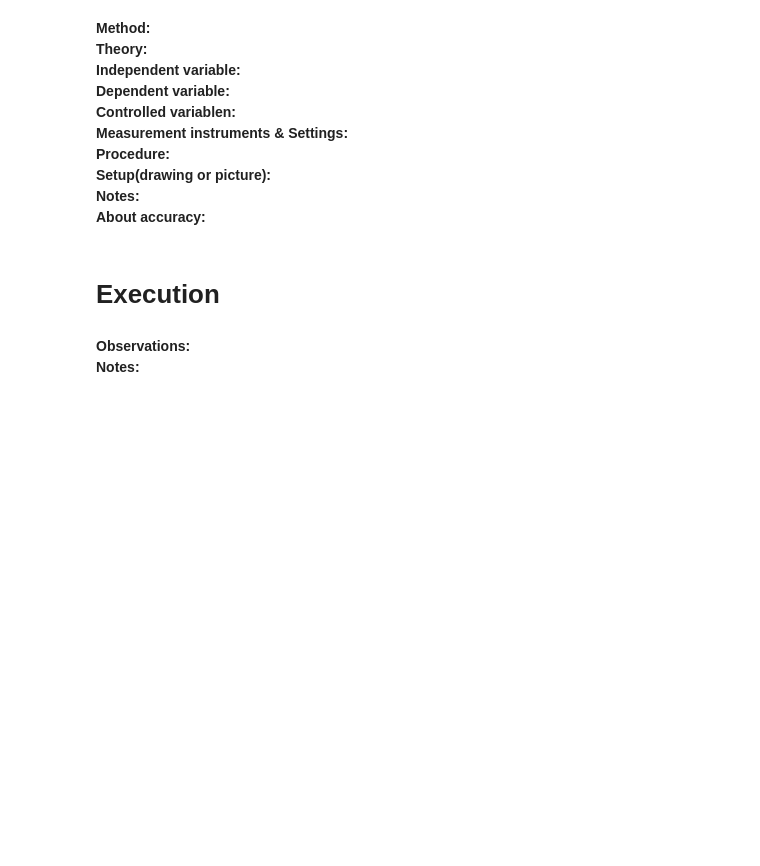
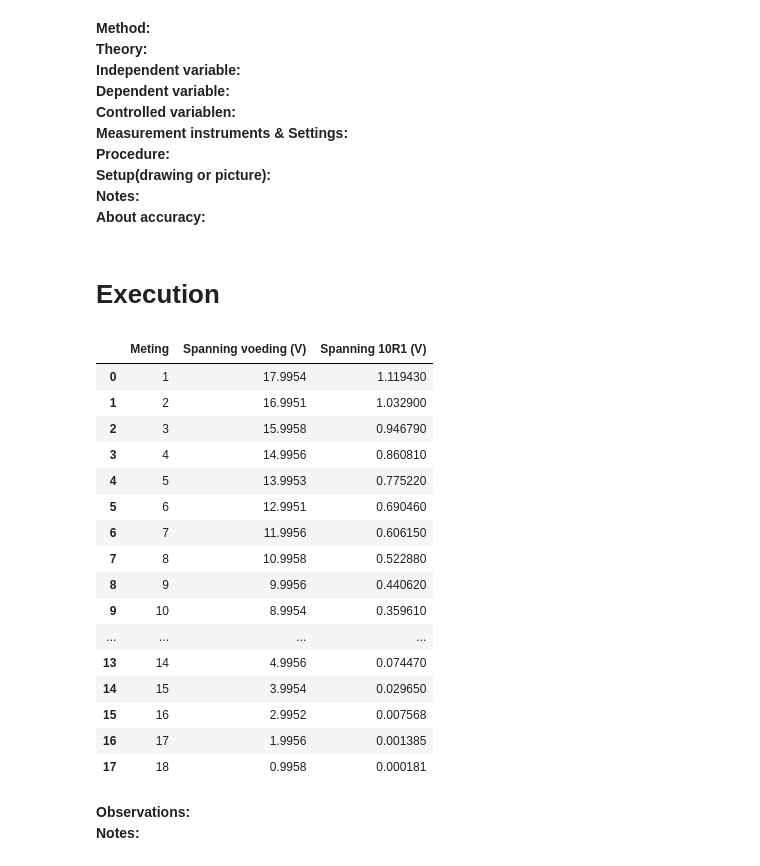
Before and after one commit to StudentJesse/IP2test, a Jupyter notebook: BM_labjournaal.ipynb, the cells around one changed output. Cells and saved outputs as stored; diff of their text form; code cells hidden in the pictures; blank space fills up the shorter version.

```diff
--- a/BM_labjournaal.ipynb
+++ b/BM_labjournaal.ipynb
@@ -35,28 +35,53 @@ from scipy.optimize import curve_fit
 # %% [markdown]
 # Execution
 # %%
-# Measurements: Explain the names of variables provide only raw data in np.arrays!
-import pandas as pd
 import numpy as np
+
+# meting_nr: Nummer van de meting (1 t/m 18)
+meting_nr = np.arange(1, 19)
+
+# U_voeding: Gemeten bronspanning van de voeding in Volt (V)
+U_voeding = np.array([
+    17.9954, 16.9951, 15.9958, 14.9956, 13.9953,
+    12.9951, 11.9956, 10.9958,  9.9956,  8.9954,
+     7.9952,  6.9956,  5.9958,  4.9956,  3.9954,
+     2.9952,  1.9956,  0.9958
+])
+
+# U_R1: Gemeten spanning over meetweerstand R1 (10 kΩ) in Volt (V)
+U_R1 = np.array([
+    1.11943, 1.03290, 0.94679, 0.86081, 0.77522,
+    0.69046, 0.60615, 0.52288, 0.44062, 0.35961,
+    0.28114, 0.20586, 0.13589, 0.074470, 0.029650,
+    0.007568, 0.001385, 0.000181
+])
+
 metingen = pd.DataFrame({
-    "Meting": [1, 2, 3, 4, 5, 6, 7, 8, 9, 10, 11, 12, 13, 14, 15, 16, 17],
+    "Meting": meting_nr,
+    "Spanning voeding (V)": U_voeding,
+    "Spanning 10R1 (V)": U_R1
 
-    "Spanning voeding (V)": [
-        17.9954, 16.9951, 15.9958, 14.9956, 13.9953,
-        12.9951, 11.9950, 10.9958, 9.9956, 8.9954,
-        7.9952, 6.9950, 5.9958, 4.9956, 3.9954,
-        2.9952, 1.9950, 0.9958
-    ],
+})
 
-
-
-    "Spanning 10R1 (V)": [s
-            1.11943, 1.03290, 0.94670, 0.86081, 0.77532,
-            0.69046, 0.60625, 0.52288, 0.44062, 0.35981,
-            0.28114, 0.20586, 0.13559, 0.074470, 0.029650,
-            0.007568, 0.001385, 0.000181
-        ]
-})
+metingen
+# %% [output]
+|  | Meting | Spanning voeding (V) | Spanning 10R1 (V) |
+| 0 | 1 | 17.9954 | 1.119430 |
+| 1 | 2 | 16.9951 | 1.032900 |
+| 2 | 3 | 15.9958 | 0.946790 |
+| 3 | 4 | 14.9956 | 0.860810 |
+| 4 | 5 | 13.9953 | 0.775220 |
+| 5 | 6 | 12.9951 | 0.690460 |
+| 6 | 7 | 11.9956 | 0.606150 |
+| 7 | 8 | 10.9958 | 0.522880 |
+| 8 | 9 | 9.9956 | 0.440620 |
+| 9 | 10 | 8.9954 | 0.359610 |
+| ... | ... | ... | ... |
+| 13 | 14 | 4.9956 | 0.074470 |
+| 14 | 15 | 3.9954 | 0.029650 |
+| 15 | 16 | 2.9952 | 0.007568 |
+| 16 | 17 | 1.9956 | 0.001385 |
+| 17 | 18 | 0.9958 | 0.000181 |
 # %% [markdown]
 **Observations:**
 **Notes:**
```
